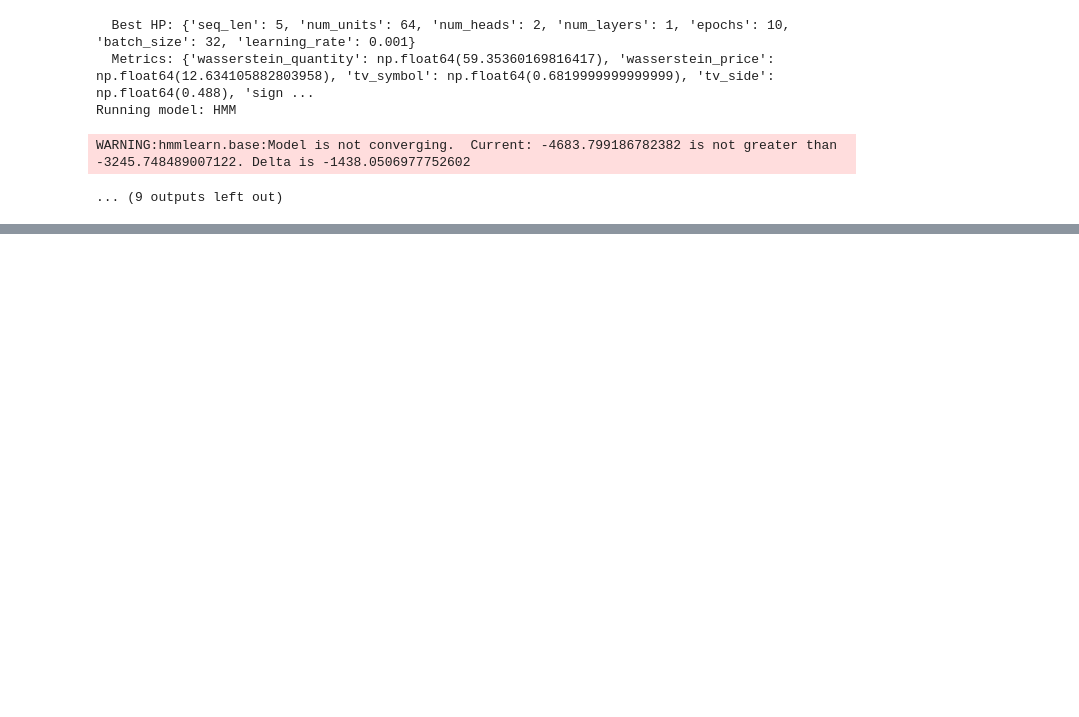
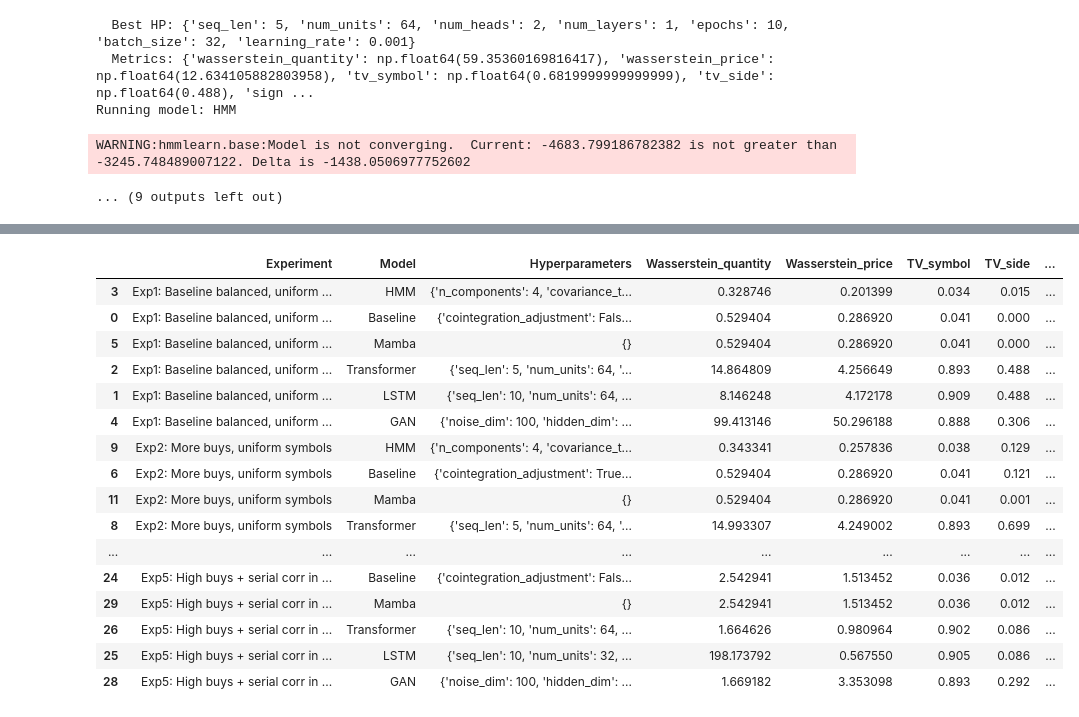
Before and after one commit to thegallier/timeseries, a Jupyter notebook: ordergeneration.ipynb, the cells around one changed output, grey strips where cells are left out. Cells and saved outputs as stored; diff of their text form; code cells hidden in the pictures; blank space fills up the shorter version.

```diff
--- a/ordergeneration.ipynb
+++ b/ordergeneration.ipynb
@@ -3630,0 +3722,20 @@ else:
+# %%
+summary_df.sort_values(by=['Experiment', 'Overall_metric'])
+# %% [output]
+|  | Experiment | Model | Hyperparameters | Wasserstein_quantity | Wasserstein_price | TV_symbol | TV_side | ... |
+| 3 | Exp1: Baseline balanced, uniform ... | HMM | {'n_components': 4, 'covariance_t... | 0.328746 | 0.201399 | 0.034 | 0.015 | ... |
+| 0 | Exp1: Baseline balanced, uniform ... | Baseline | {'cointegration_adjustment': Fals... | 0.529404 | 0.286920 | 0.041 | 0.000 | ... |
+| 5 | Exp1: Baseline balanced, uniform ... | Mamba | {} | 0.529404 | 0.286920 | 0.041 | 0.000 | ... |
+| 2 | Exp1: Baseline balanced, uniform ... | Transformer | {'seq_len': 5, 'num_units': 64, '... | 14.864809 | 4.256649 | 0.893 | 0.488 | ... |
+| 1 | Exp1: Baseline balanced, uniform ... | LSTM | {'seq_len': 10, 'num_units': 64, ... | 8.146248 | 4.172178 | 0.909 | 0.488 | ... |
+| 4 | Exp1: Baseline balanced, uniform ... | GAN | {'noise_dim': 100, 'hidden_dim': ... | 99.413146 | 50.296188 | 0.888 | 0.306 | ... |
+| 9 | Exp2: More buys, uniform symbols | HMM | {'n_components': 4, 'covariance_t... | 0.343341 | 0.257836 | 0.038 | 0.129 | ... |
+| 6 | Exp2: More buys, uniform symbols | Baseline | {'cointegration_adjustment': True... | 0.529404 | 0.286920 | 0.041 | 0.121 | ... |
+| 11 | Exp2: More buys, uniform symbols | Mamba | {} | 0.529404 | 0.286920 | 0.041 | 0.001 | ... |
+| 8 | Exp2: More buys, uniform symbols | Transformer | {'seq_len': 5, 'num_units': 64, '... | 14.993307 | 4.249002 | 0.893 | 0.699 | ... |
+| ... | ... | ... | ... | ... | ... | ... | ... | ... |
+| 24 | Exp5: High buys + serial corr in ... | Baseline | {'cointegration_adjustment': Fals... | 2.542941 | 1.513452 | 0.036 | 0.012 | ... |
+| 29 | Exp5: High buys + serial corr in ... | Mamba | {} | 2.542941 | 1.513452 | 0.036 | 0.012 | ... |
+| 26 | Exp5: High buys + serial corr in ... | Transformer | {'seq_len': 10, 'num_units': 64, ... | 1.664626 | 0.980964 | 0.902 | 0.086 | ... |
+| 25 | Exp5: High buys + serial corr in ... | LSTM | {'seq_len': 10, 'num_units': 32, ... | 198.173792 | 0.567550 | 0.905 | 0.086 | ... |
+| 28 | Exp5: High buys + serial corr in ... | GAN | {'noise_dim': 100, 'hidden_dim': ... | 1.669182 | 3.353098 | 0.893 | 0.292 | ... |
```
Also changed, not shown: parts of 3 cells of this notebook.
